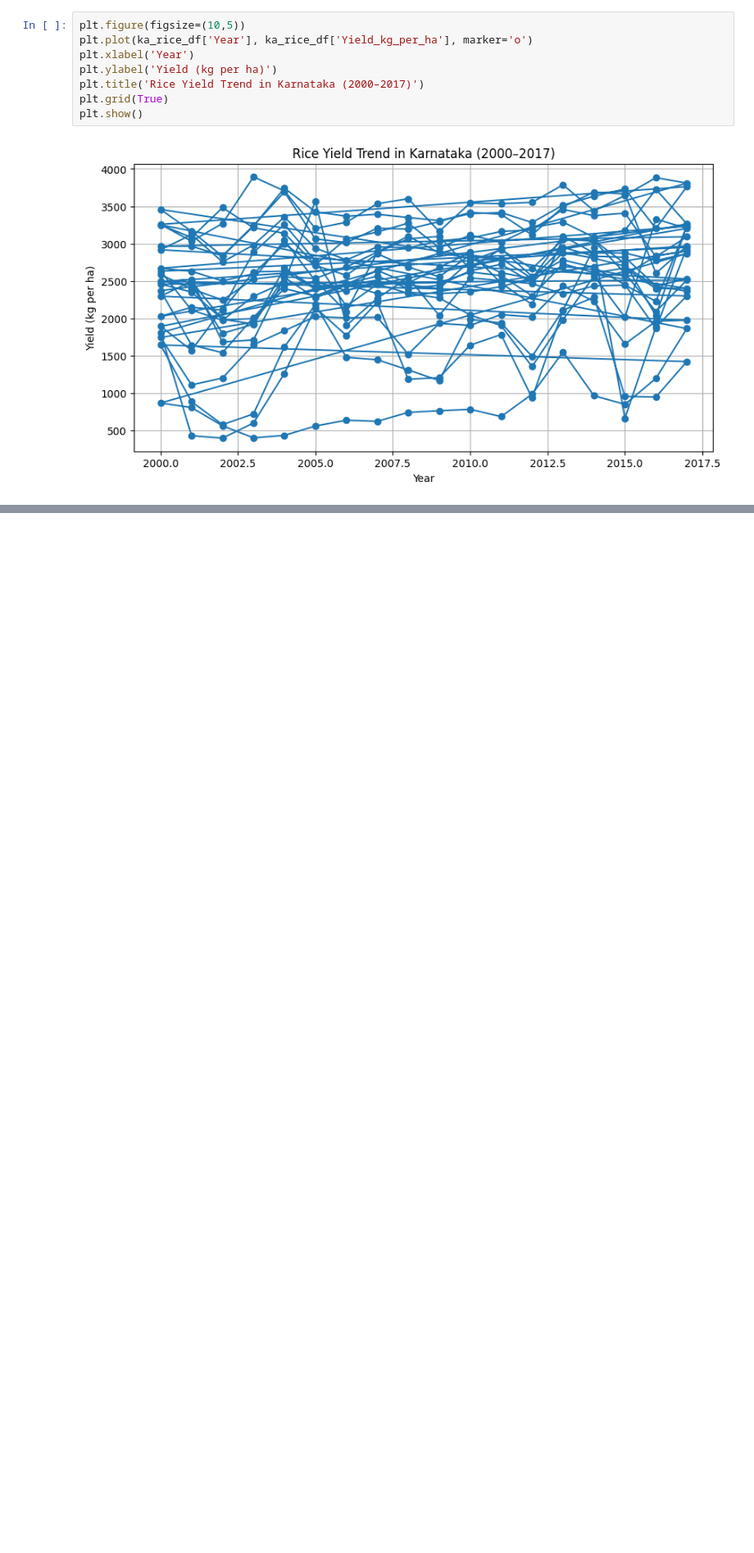
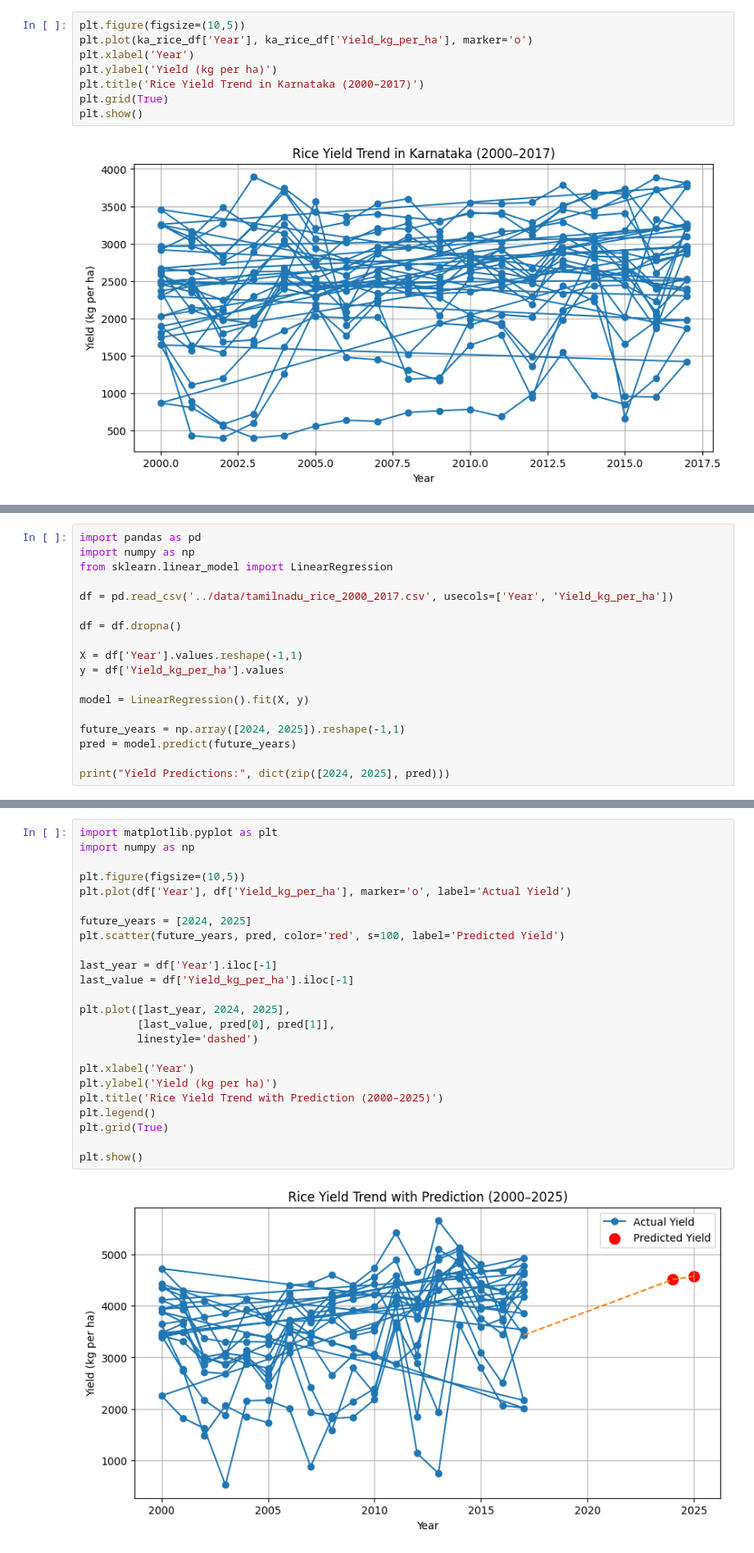
Before and after one commit to RealCifer/Agricultural-Data-Analysis, a Jupyter notebook: notebook/02_yield_trend_analysis.ipynb, the cells around one changed output, grey strips where cells are left out. Shown at 82% size. Drawn from its saved outputs; the diff is of its cells as text; blank space fills up the shorter version.

Commit message:
implemented linear regression

```diff
--- a/notebook/02_yield_trend_analysis.ipynb
+++ b/notebook/02_yield_trend_analysis.ipynb
@@ -37,0 +40,18 @@ plt.show()
+# %%
+import pandas as pd
+import numpy as np
+from sklearn.linear_model import LinearRegression
+
+df = pd.read_csv('../data/tamilnadu_rice_2000_2017.csv', usecols=['Year', 'Yield_kg_per_ha'])
+
+df = df.dropna()
+
+X = df['Year'].values.reshape(-1,1)
+y = df['Yield_kg_per_ha'].values
+
+model = LinearRegression().fit(X, y)
+
+future_years = np.array([2024, 2025]).reshape(-1,1)
+pred = model.predict(future_years)
+
+print("Yield Predictions:", dict(zip([2024, 2025], pred)))
@@ -37,0 +60,26 @@ plt.show()
+# %%
+import matplotlib.pyplot as plt
+import numpy as np
+
+plt.figure(figsize=(10,5))
+plt.plot(df['Year'], df['Yield_kg_per_ha'], marker='o', label='Actual Yield')
+
+future_years = [2024, 2025]
+plt.scatter(future_years, pred, color='red', s=100, label='Predicted Yield')
+
+last_year = df['Year'].iloc[-1]
+last_value = df['Yield_kg_per_ha'].iloc[-1]
+
+plt.plot([last_year, 2024, 2025],
+         [last_value, pred[0], pred[1]],
+         linestyle='dashed')
+
+plt.xlabel('Year')
+plt.ylabel('Yield (kg per ha)')
+plt.title('Rice Yield Trend with Prediction (2000–2025)')
+plt.legend()
+plt.grid(True)
+
+plt.show()
+# %% [output]
+[figure, added]
```
Also changed, not shown: parts of 2 cells of this notebook, 3 other files.
